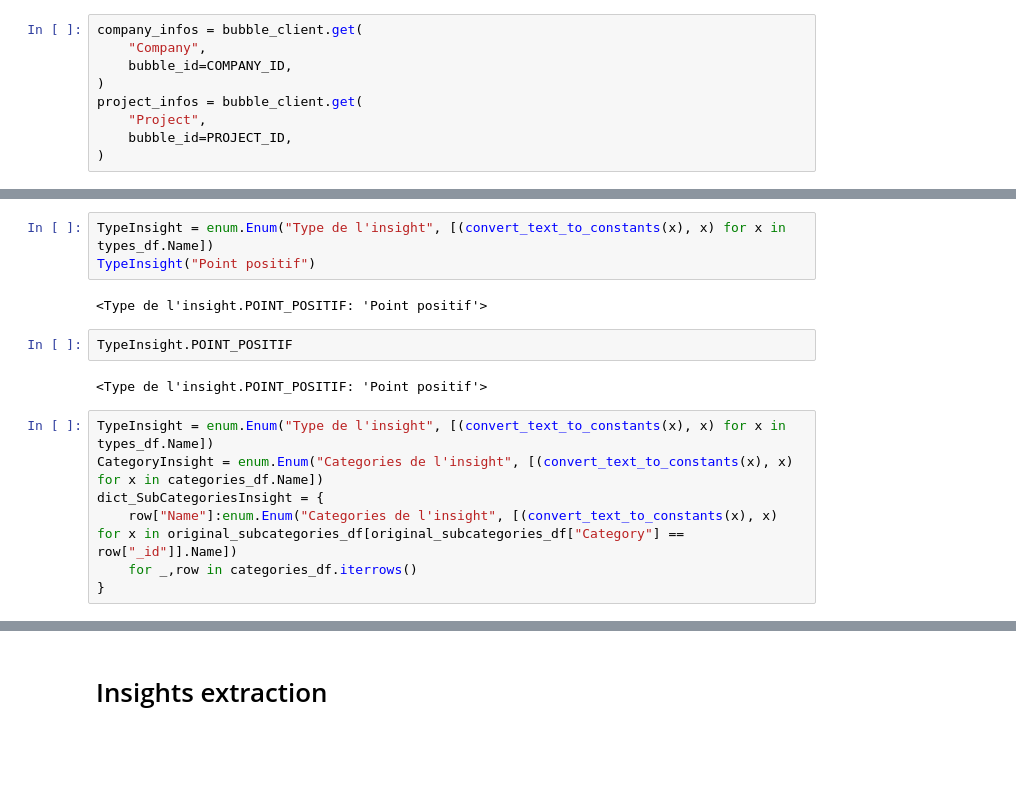
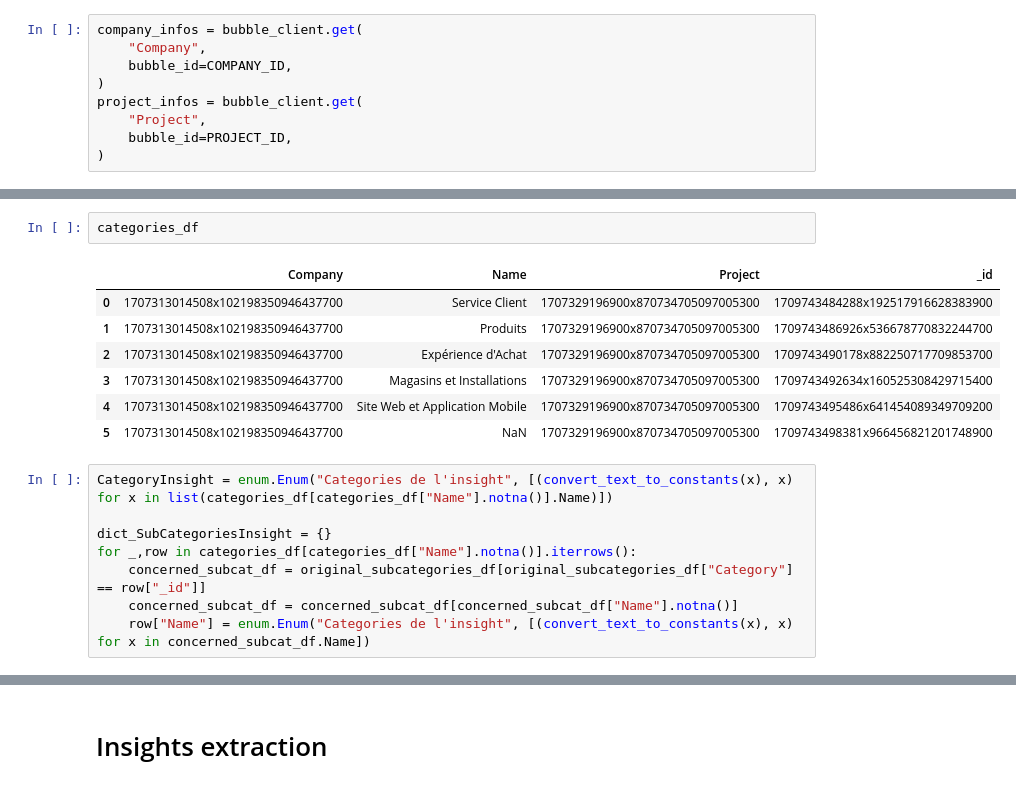
Before and after one commit to ArnaudGardille/Feedback-Analysis, a Jupyter notebook: aspect_extraction_fr.ipynb, the cells around one changed output, grey strips where cells are left out. Cells and saved outputs as stored; diff of their text form; blank space fills up the shorter version.

```diff
--- a/aspect_extraction_fr.ipynb
+++ b/aspect_extraction_fr.ipynb
@@ -92,19 +82,21 @@ types_df
-# %%
-TypeInsight = enum.Enum("Type de l'insight", [(convert_text_to_constants(x), x) for x in types_df.Name])
-TypeInsight("Point positif")
-# %% [output]
-<Type de l'insight.POINT_POSITIF: 'Point positif'>
-# %%
-TypeInsight.POINT_POSITIF
-# %% [output]
-<Type de l'insight.POINT_POSITIF: 'Point positif'>
+# %%
+categories_df
+# %% [output]
+|  | Company | Name | Project | _id |
+| 0 | 1707313014508x102198350946437700 | Service Client | 1707329196900x870734705097005300 | 1709743484288x192517916628383900 |
+| 1 | 1707313014508x102198350946437700 | Produits | 1707329196900x870734705097005300 | 1709743486926x536678770832244700 |
+| 2 | 1707313014508x102198350946437700 | Expérience d'Achat | 1707329196900x870734705097005300 | 1709743490178x882250717709853700 |
+| 3 | 1707313014508x102198350946437700 | Magasins et Installations | 1707329196900x870734705097005300 | 1709743492634x160525308429715400 |
+| 4 | 1707313014508x102198350946437700 | Site Web et Application Mobile | 1707329196900x870734705097005300 | 1709743495486x641454089349709200 |
+| 5 | 1707313014508x102198350946437700 | NaN | 1707329196900x870734705097005300 | 1709743498381x966456821201748900 |
 # %%
-TypeInsight = enum.Enum("Type de l'insight", [(convert_text_to_constants(x), x) for x in types_df.Name])
-CategoryInsight = enum.Enum("Categories de l'insight", [(convert_text_to_constants(x), x) for x in categories_df.Name])
-dict_SubCategoriesInsight = {
-    row["Name"]:enum.Enum("Categories de l'insight", [(convert_text_to_constants(x), x) for x in original_subcategories_df[original_subcategories_df["Category"] == row["_id"]].Name])
-    for _,row in categories_df.iterrows()
-}
+CategoryInsight = enum.Enum("Categories de l'insight", [(convert_text_to_constants(x), x) for x in list(categories_df[categories_df["Name"].notna()].Name)])
+
+dict_SubCategoriesInsight = {}
+for _,row in categories_df[categories_df["Name"].notna()].iterrows():
+    concerned_subcat_df = original_subcategories_df[original_subcategories_df["Category"] == row["_id"]]
+    concerned_subcat_df = concerned_subcat_df[concerned_subcat_df["Name"].notna()]
+    row["Name"] = enum.Enum("Categories de l'insight", [(convert_text_to_constants(x), x) for x in concerned_subcat_df.Name])
 # %%
 df  = categories_df.copy()
 df['Category'] = df['_id'].astype(str)
```
Also changed, not shown: parts of 13 cells of this notebook, 6 other files.
